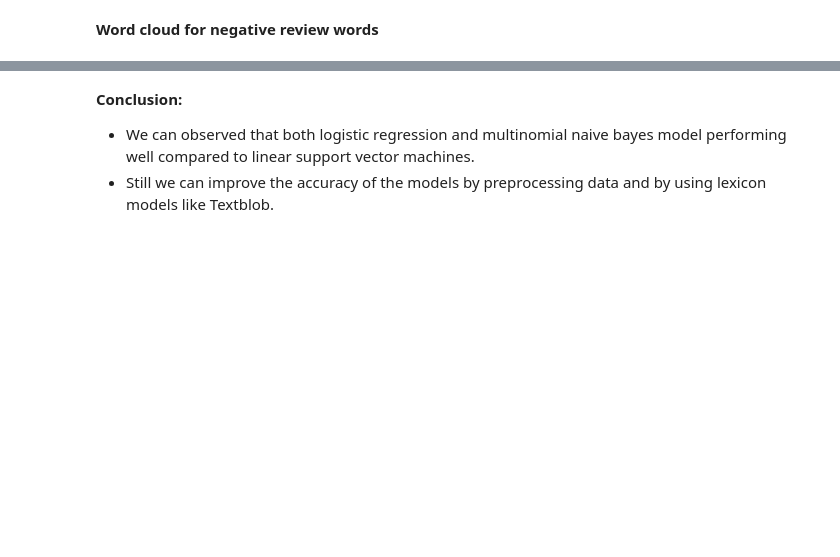
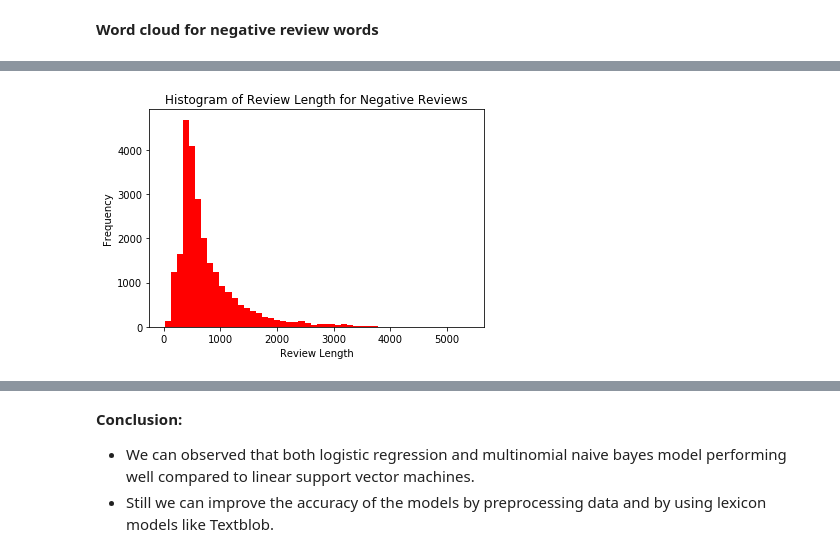
Before and after one commit to kbdharun/ML-Lab, a Jupyter notebook: Lab6/NBC-sentiment-analysis-IMDB.ipynb, the cells around one changed output, grey strips where cells are left out. Saved outputs shown, nothing was run; the diff lists cells and outputs as text; code cells hidden in the pictures; blank space fills up the shorter version.

```diff
--- a/Lab6/NBC-sentiment-analysis-IMDB.ipynb
+++ b/Lab6/NBC-sentiment-analysis-IMDB.ipynb
@@ -562,0 +600,8 @@ plt.show
+# %%
+plt.hist(negative_reviews['review_length'], bins=50, color='red')
+plt.xlabel('Review Length')
+plt.ylabel('Frequency')
+plt.title('Histogram of Review Length for Negative Reviews')
+plt.show()
+# %% [output]
+[figure, added]
```
Also changed, not shown: parts of 12 cells of this notebook.
